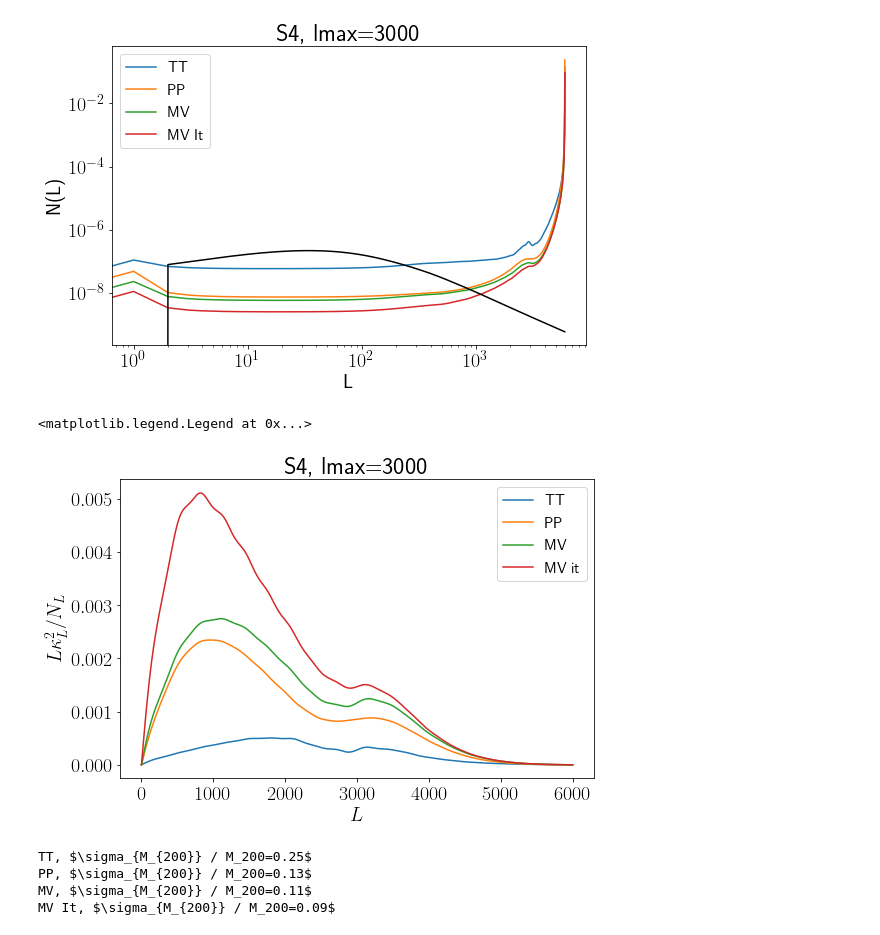
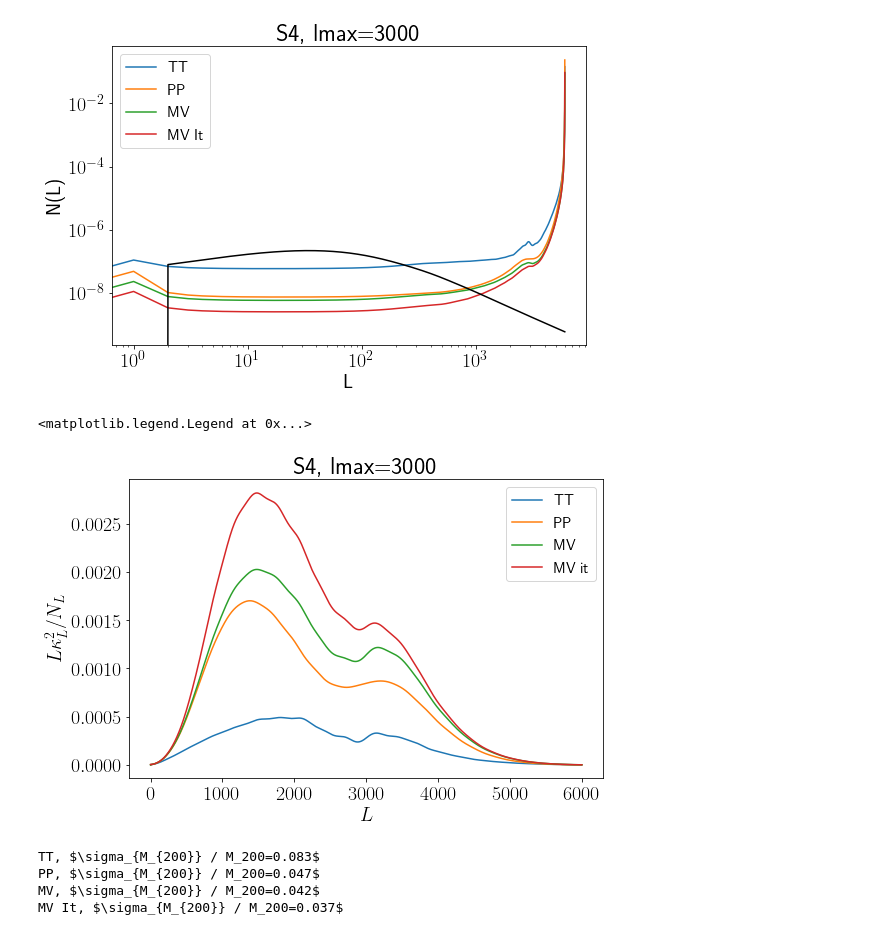
Before and after one commit to carronj/LensIt, a Jupyter notebook: notebooks/get_snr_kappa_cluster.ipynb, the cells around one changed output. Cells and saved outputs as stored; diff of their text form; code cells hidden in the pictures.

```diff
--- a/notebooks/get_snr_kappa_cluster.ipynb
+++ b/notebooks/get_snr_kappa_cluster.ipynb
@@ -167,39 +167,51 @@ kappa0 = haloprofile.get_kappa0(M200, z)
+# %%
+kappa0 = haloprofile.get_kappa0(M200, z)
+
+
+NL = {}
+for k in  ['ptt', 'p_p', 'p']:
+    NL[k] = N0s[k] + cpp_fid
+
+NL_it = {}
+NL_it['p'] = N0s_it + cpp_fid
 # %%
 for k in ['ptt', 'p_p', 'p']:
-    snr = ell*(kappa_ell[ell]/kappa0)**2/(N0s[k][ell]*pp_to_kk(ell))
+
+    # snr = ell*(kappa_ell[ell]/kappa0)**2/(N0s[k][ell]*pp_to_kk(ell))
+    snr = ell*(kappa_ell[ell]/kappa0)**2/(NL[k][ell]*pp_to_kk(ell))
     snr[0] = 0
     # sigma_kappa0 = np.sqrt(1/2*np.pi * 1/(np.trapz(snr, ell)))
     plt.plot(ell, snr, label=f"{labels[k[1:]]}") #, $\sigma_\kappa=${sigma_kappa0:.2f}")
 
-snr = ell*(kappa_ell[ell]/kappa0)**2/(N0s_it[ell]*pp_to_kk(ell))
+snr = ell*(kappa_ell[ell]/kappa0)**2/(NL_it['p'][ell]*pp_to_kk(ell))
 plt.plot(ell, snr, label="MV it")
 
 plt.xlabel(r'$L$')
 plt.ylabel(r'$L \kappa_L^2 / N_L$')
 # plt.grid()
 plt.title(names[cmb_exp])
 plt.legend()
 # %% [output]
 <matplotlib.legend.Legend at 0x...>
-[figure, old version]
+[figure, new version]
 # %%
 N_clusters = 1000
 
 for k in ['ptt', 'p_p', 'p']:
-    snr = ell*(kappa_ell[ell]/kappa0)**2/(N0s[k][ell]*pp_to_kk(ell))
+    snr = ell*(kappa_ell[ell]/kappa0)**2/(NL[k][ell]*pp_to_kk(ell))
     snr[0] = 0
-    sigma_kappa0 = np.sqrt(1/2*np.pi * 1/(np.trapz(snr, ell)))
+    sigma_kappa0 = np.sqrt(1/(2*np.pi) * 1/(np.trapz(snr, ell)))
     # print(f"{labels[k[1:]]}, $\sigma_\kappa=${sigma_kappa0:.2f}")
     # print(f"{labels[k[1:]]}, $\sigma_{{M_{{200}}}} ={M200 * sigma_kappa0 / kappa0:.3e}$")
-    print(f"{labels[k[1:]]}, $\sigma_{{M_{{200}}}} / M_{200}={sigma_kappa0 / kappa0 / np.sqrt(N_clusters):.2f}$")
+    print(f"{labels[k[1:]]}, $\sigma_{{M_{{200}}}} / M_{200}={sigma_kappa0 / kappa0 / np.sqrt(N_clusters):.3f}$")
 
 
-snr = ell*(kappa_ell[ell]/kappa0)**2/(N0s_it[ell]*pp_to_kk(ell))
+snr = ell*(kappa_ell[ell]/kappa0)**2/(NL_it['p'][ell]*pp_to_kk(ell))
 snr[0] = 0
-sigma_kappa0 = np.sqrt(1/2*np.pi * 1/(np.trapz(snr, ell)))
-print(f"MV It, $\sigma_{{M_{{200}}}} / M_{200}={sigma_kappa0 / kappa0 / np.sqrt(N_clusters):.2f}$")
+sigma_kappa0 = np.sqrt(1/(2*np.pi) * 1/(np.trapz(snr, ell)))
+print(f"MV It, $\sigma_{{M_{{200}}}} / M_{200}={sigma_kappa0 / kappa0 / np.sqrt(N_clusters):.3f}$")
 # %% [output]
-TT, $\sigma_{M_{200}} / M_200=0.25$
-PP, $\sigma_{M_{200}} / M_200=0.13$
-MV, $\sigma_{M_{200}} / M_200=0.11$
-MV It, $\sigma_{M_{200}} / M_200=0.09$
+TT, $\sigma_{M_{200}} / M_200=0.083$
+PP, $\sigma_{M_{200}} / M_200=0.047$
+MV, $\sigma_{M_{200}} / M_200=0.042$
+MV It, $\sigma_{M_{200}} / M_200=0.037$
```
Also changed, not shown: parts of 3 cells of this notebook, 1 other file.
